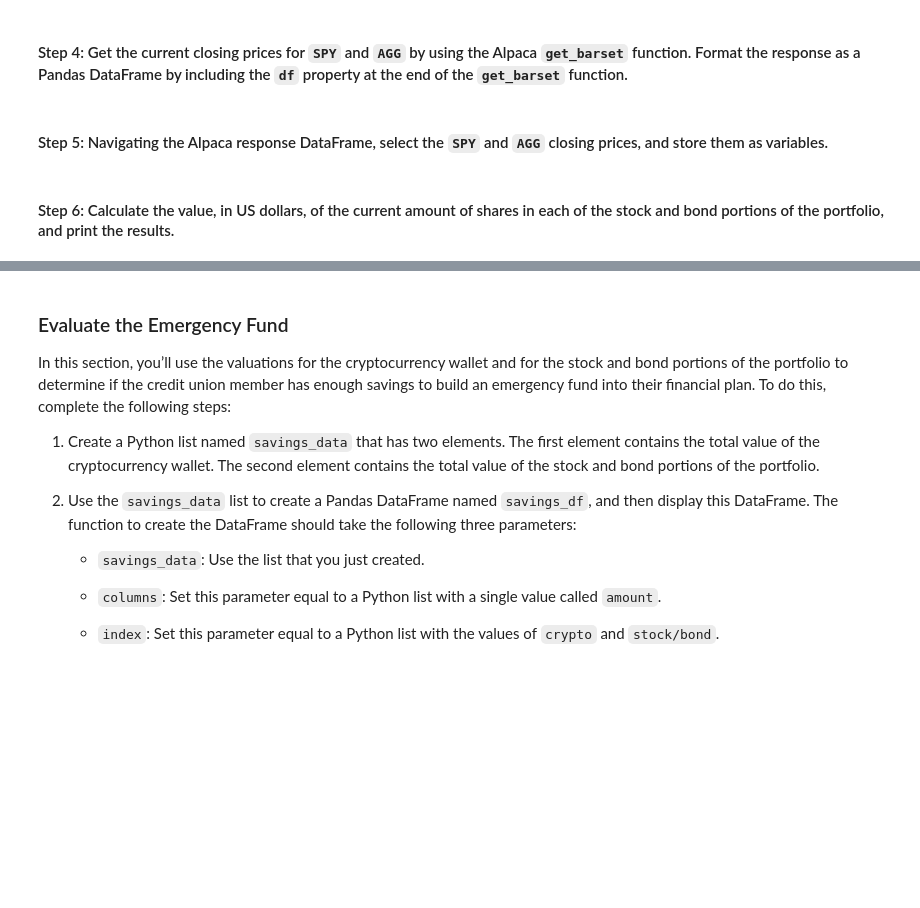
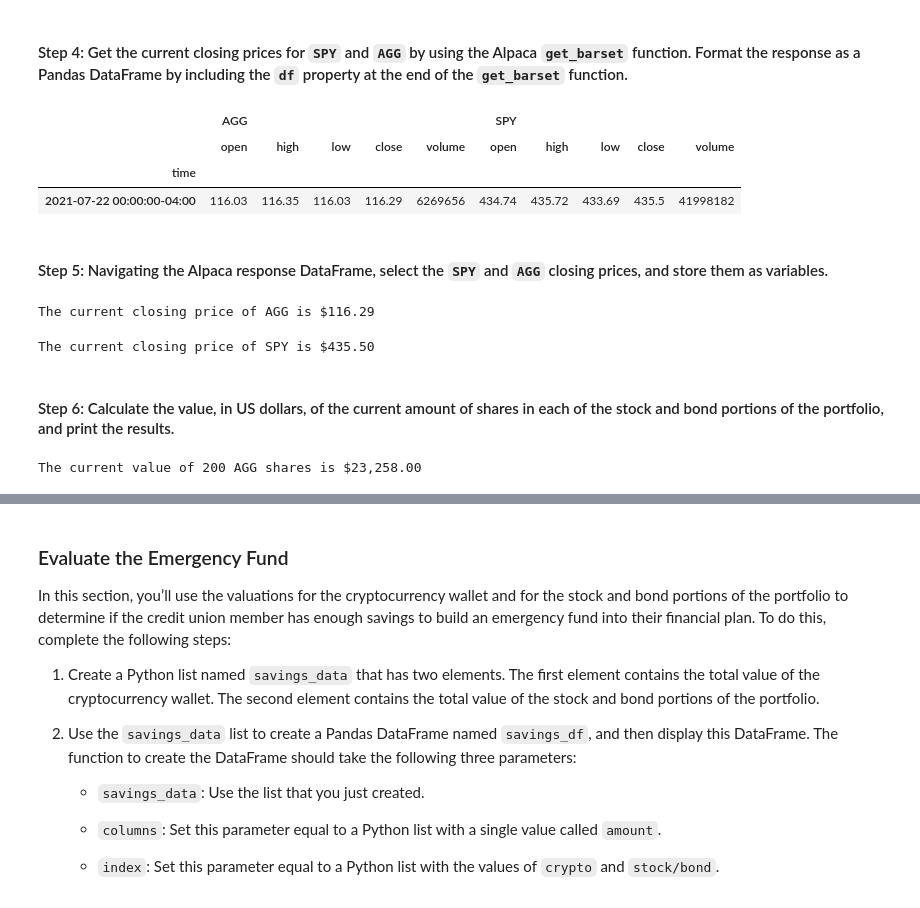
Before and after one commit to sangramsinghg/berkeley_fintech_module_5_challenge, a Jupyter notebook: financial_planning_tools.ipynb, the cells around one changed output, grey strips where cells are left out. Drawn from its saved outputs; the diff is of its cells as text; code cells hidden in the pictures; blank space fills up the shorter version.

Commit message:
complete the stock and bond evaluation and total portfolio value calculation

```diff
--- a/financial_planning_tools.ipynb
+++ b/financial_planning_tools.ipynb
@@ -187,11 +188,14 @@ agg_shares = 200
 #### Step 2: Set the variables for the Alpaca API and secret keys. Using the Alpaca SDK, create the Alpaca `tradeapi.REST` object. In this object, include the parameters for the Alpaca API key, the secret key, and the version number.
 # %%
 # Set the variables for the Alpaca API and secret keys
-# YOUR CODE HERE
-# YOUR CODE HERE
+alpaca_api_key = os.getenv("ALPACA_API_KEY")
+alpaca_secret_key = os.getenv("ALPACA_SECRET_KEY")
 
 # Create the Alpaca tradeapi.REST object
-# YOUR CODE HERE
+alpaca = tradeapi.REST(
+                alpaca_api_key,
+                alpaca_secret_key,
+                api_version="v2")
 # %% [markdown]
 #### Step 3: Set the following parameters for the Alpaca API call:
 
@@ -202,49 +206,67 @@ agg_shares = 200
 - `start_date` and `end_date`: Use the same date for these parameters, and format them with the date of the previous weekday (or `2020-08-07`). This is because you want the one closing price for the most-recent trading day.
 # %%
 # Set the tickers for both the bond and stock portion of the portfolio
-# YOUR CODE HERE
+tickers = ["SPY", "AGG"]
 
 # Set timeframe to 1D
-# YOUR CODE HERE
+timeframe="1D"
 
 # Format current date as ISO format
 # Set both the start and end date at the date of your prior weekday
 # This will give you the closing price of the previous trading day
 # Alternatively you can use a start and end date of 2020-08-07
+todays_date = str(datetime.datetime.now()).split()[0]
+one_day_ago = str(datetime.datetime.now() - datetime.timedelta(days=1)).split()[0]
 # YOUR CODE HERE
-# YOUR CODE HERE
+start_date = pd.Timestamp(one_day_ago, tz='America/New_York').isoformat()
+end_date = start_date
 # %% [markdown]
 #### Step 4: Get the current closing prices for `SPY` and `AGG` by using the Alpaca `get_barset` function. Format the response as a Pandas DataFrame by including the `df` property at the end of the `get_barset` function.
 # %%
 # Use the Alpaca get_barset function to get current closing prices the portfolio
 # Be sure to set the `df` property after the function to format the response object as a DataFrame
-# YOUR CODE HERE
+current_closing_prices_df = alpaca.get_barset(
+                                        tickers,
+                                        timeframe,
+                                        start=start_date,
+                                        end=end_date).df
 
 # Review the first 5 rows of the Alpaca DataFrame
-# YOUR CODE HERE
+current_closing_prices_df.head()
+# %% [output]
+|  | AGG |  |  |  |  | SPY |  |  |  |  |
+|  | open | high | low | close | volume | open | high | low | close | volume |
+| time |  |  |  |  |  |  |  |  |  |  |
+| 2021-07-22 00:00:00-04:00 | 116.03 | 116.35 | 116.03 | 116.29 | 6269656 | 434.74 | 435.72 | 433.69 | 435.5 | 41998182 |
 # %% [markdown]
 #### Step 5: Navigating the Alpaca response DataFrame, select the `SPY` and `AGG` closing prices, and store them as variables.
 # %%
 # Access the closing price for AGG from the Alpaca DataFrame
 # Converting the value to a floating point number
-agg_close_price = # YOUR CODE HERE
+agg_close_price = float(current_closing_prices_df['AGG']['close'])
 
 # Print the AGG closing price
-# YOUR CODE HERE
+print(f"The current closing price of AGG is ${agg_close_price:,.2f}")
+# %% [output]
+The current closing price of AGG is $116.29
 # %%
 # Access the closing price for SPY from the Alpaca DataFrame
 # Converting the value to a floating point number
-spy_close_price = # YOUR CODE HERE
+spy_close_price = float(current_closing_prices_df['SPY']['close'])
 
 # Print the SPY closing price
-# YOUR CODE HERE
+print(f"The current closing price of SPY is ${spy_close_price:,.2f}")
+# %% [output]
+The current closing price of SPY is $435.50
 # %% [markdown]
 #### Step 6: Calculate the value, in US dollars, of the current amount of shares in each of the stock and bond portions of the portfolio, and print the results.
 # %%
 # Calculate the current value of the bond portion of the portfolio
-agg_value = # YOUR CODE HERE
+agg_value = agg_close_price * agg_shares
 
 # Print the current value of the bond portfolio
-# YOUR CODE HERE
+print(f"The current value of {agg_shares} AGG shares is ${agg_value:,.2f}")
+# %% [output]
+The current value of 200 AGG shares is $23,258.00
 # %%
 # Calculate the current value of the stock portion of the portfolio
```
Also changed, not shown: parts of 4 cells of this notebook.
